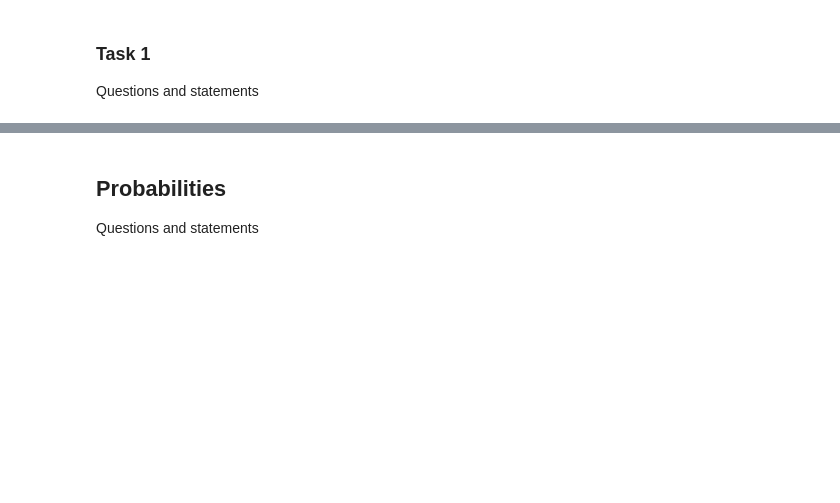
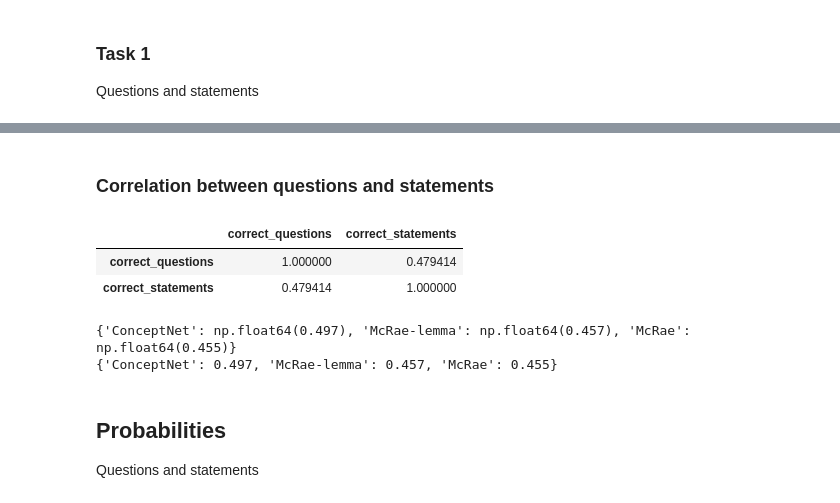
Before and after one commit to aittam9/meronymy, a Jupyter notebook: scripts/analysis.ipynb, the cells around one changed output, grey strips where cells are left out. Saved outputs shown, nothing was run; the diff lists cells and outputs as text; code cells hidden in the pictures; blank space fills up the shorter version.

```diff
--- a/scripts/analysis.ipynb
+++ b/scripts/analysis.ipynb
@@ -30,3 +75,30 @@ plt.tight_layout()
+# %% [markdown]
+### Correlation between questions and statements
+# %%
+all_results_questions[["correct"]].merge(all_results_statements[["correct"]], left_index=True, right_index=True, suffixes=("_questions", "_statements"))
+# %% [output]
+|  | correct_questions | correct_statements |
+| correct_questions | 1.000000 | 0.479414 |
+| correct_statements | 0.479414 | 1.000000 |
+# %%
+from sklearn.metrics import matthews_corrcoef
+
+all_correlations = {}
+all_phi_corr = {}
+for data in all_results_questions["data"].unique():
+    merged = all_results_questions[all_results_questions["data"] == data][["correct"]].merge(
+        all_results_statements[all_results_statements["data"] == data][["correct"]],
+        left_index=True, right_index=True, suffixes=("_questions", "_statements")
+    )
+    correlation = merged["correct_questions"].corr(merged["correct_statements"])
+    phi_corr = matthews_corrcoef(merged["correct_questions"], merged["correct_statements"])
+    all_phi_corr[data] = round(phi_corr, 3)
+    all_correlations[data] = round(correlation, 3)
+print(all_correlations)
+print(all_phi_corr)
+# %% [output]
+{'ConceptNet': np.float64(0.497), 'McRae-lemma': np.float64(0.457), 'McRae': np.float64(0.455)}
+{'ConceptNet': 0.497, 'McRae-lemma': 0.457, 'McRae': 0.455}
 # %% [markdown]
 ## Probabilities
 Questions and statements
```
Also changed, not shown: parts of 8 cells of this notebook, 3 other files.
